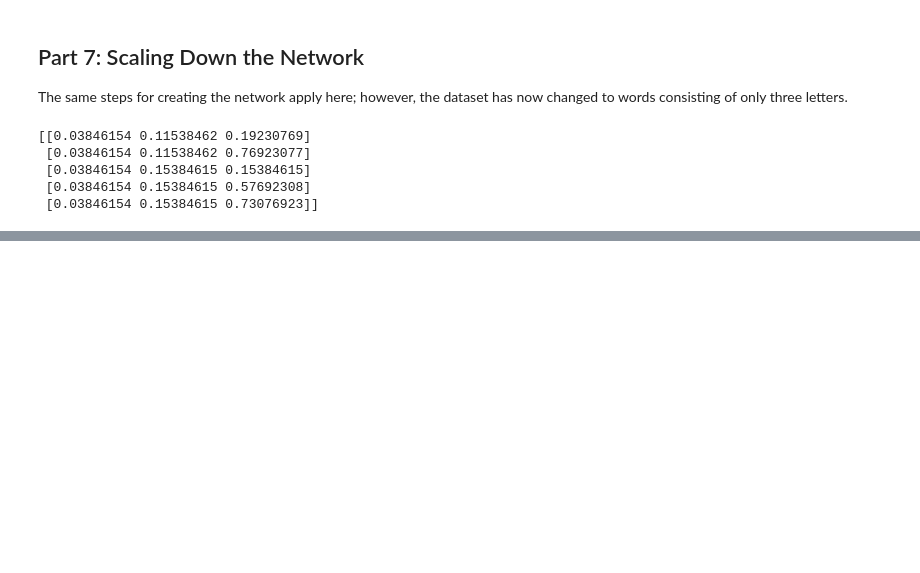
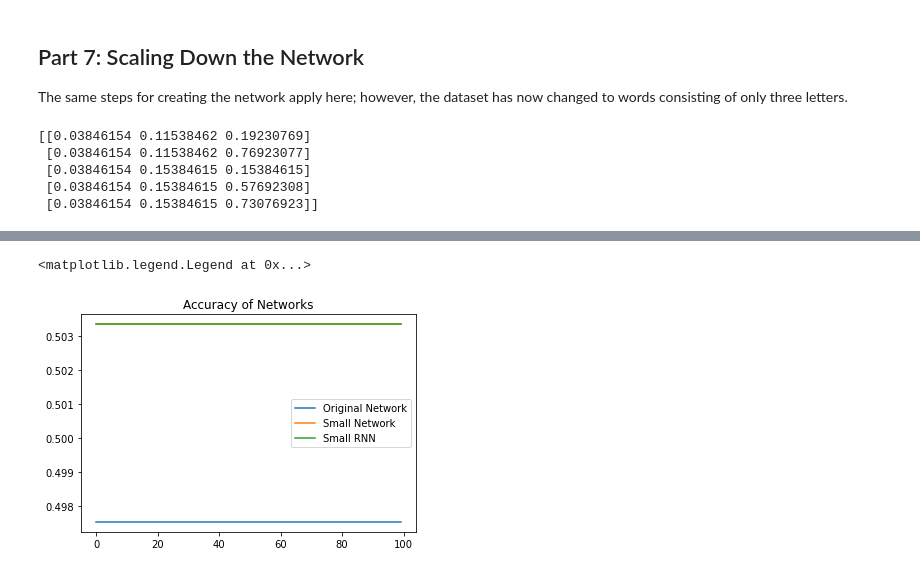
Before and after one commit to alicerunsonfedora/abysima, a Jupyter notebook: Abysima.ipynb, the cells around one changed output, grey strips where cells are left out. Drawn from its saved outputs; the diff is of its cells as text; code cells hidden in the pictures; blank space fills up the shorter version.

```diff
--- a/Abysima.ipynb
+++ b/Abysima.ipynb
@@ -464,0 +586,8 @@ plt.legend()
+# %%
+for RESULT_NAME, RESULT_DATA in RESULTS.items():
+    plt.plot(RESULT_DATA.history["accuracy"], label=RESULT_NAME)
+plt.title('Accuracy of Networks')
+plt.legend()
+# %% [output]
+<matplotlib.legend.Legend at 0x...>
+[figure, added]
```
Also changed, not shown: parts of 25 cells of this notebook.
